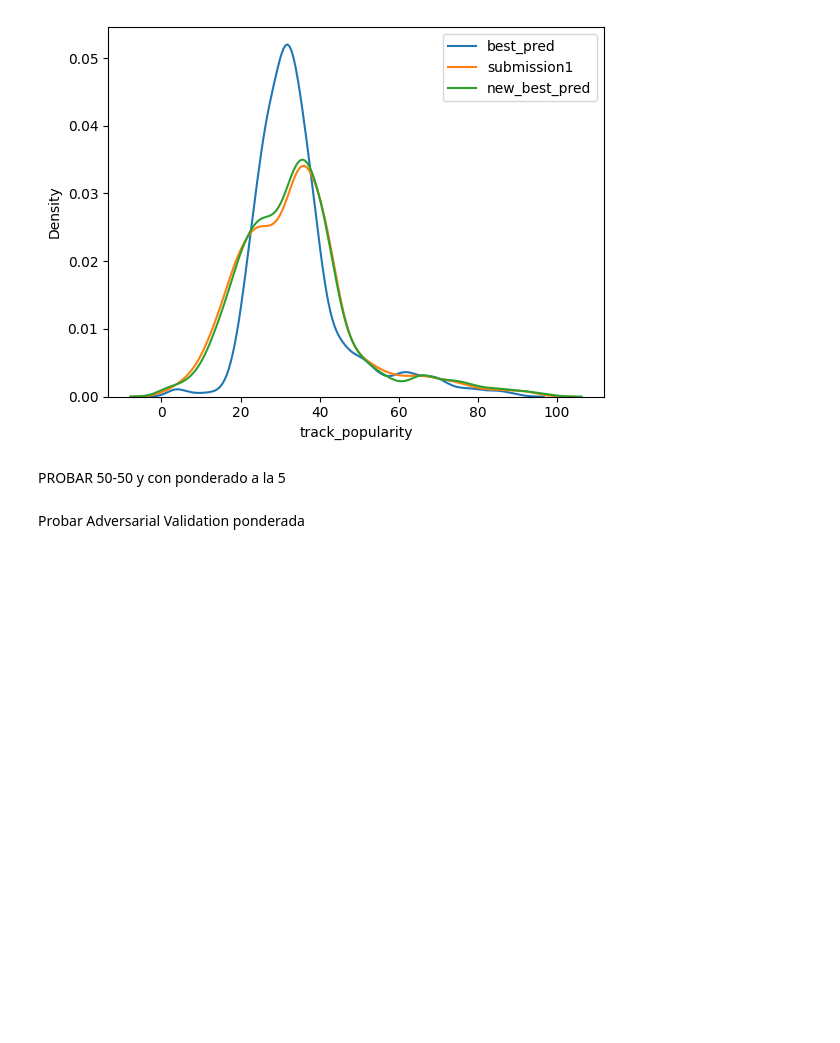
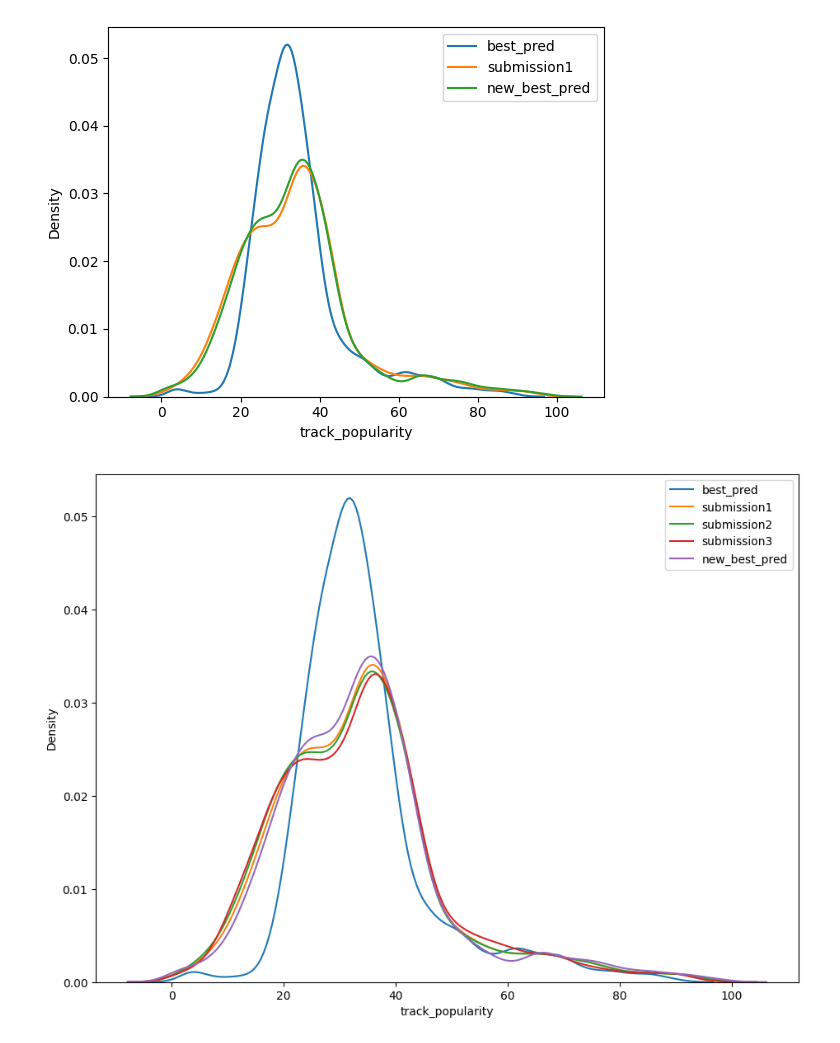
Before and after one commit to ichiP245/TP_Kaggle_Predictivo, a Jupyter notebook: Notebooks/MejoresModelos.ipynb, the cells around one changed output. Drawn from its saved outputs; the diff is of its cells as text; code cells hidden in the pictures; blank space fills up the shorter version.

```diff
--- a/Notebooks/MejoresModelos.ipynb
+++ b/Notebooks/MejoresModelos.ipynb
@@ -1040,7 +1043,28 @@ plt.legend()
 plt.show()
 # %% [output]
 [figure]
-# %% [markdown]
-PROBAR 50-50 y con ponderado a la 5
-# %% [markdown]
-Probar Adversarial Validation ponderada
+# %%
+submission2 = pd.DataFrame({
+    'ID': submision_df['ID'],
+    'track_popularity': df_ponderado_5_DL['track_popularity']*0.25 + df_ponderado_3['track_popularity']*0.75
+})
+
+# submission2.to_csv('leakage_ponderado^5_025_track_id_ponderado^3_075.csv', index=False)
+# %%
+submission3 = pd.DataFrame({
+    'ID': submision_df['ID'],
+    'track_popularity': df_ponderado_4_DL['track_popularity']*0.5 + df_ponderado_3['track_popularity']*0.5
+})
+
+submission3.to_csv('leakage_ponderado^4_05_track_id_ponderado^3_05.csv', index=False)
+# %%
+plt.figure(figsize=(11, 8))
+sns.kdeplot(best_pred_2575['track_popularity'], label='best_pred')
+sns.kdeplot(submission1['track_popularity'], label='submission1')
+sns.kdeplot(submission2['track_popularity'], label='submission2')
+sns.kdeplot(submission3['track_popularity'], label='submission3')
+sns.kdeplot(new_best_pred['track_popularity'], label='new_best_pred')
+plt.legend()
+plt.show()
+# %% [output]
+[figure, added]
```
Also changed, not shown: parts of 7 cells of this notebook.
